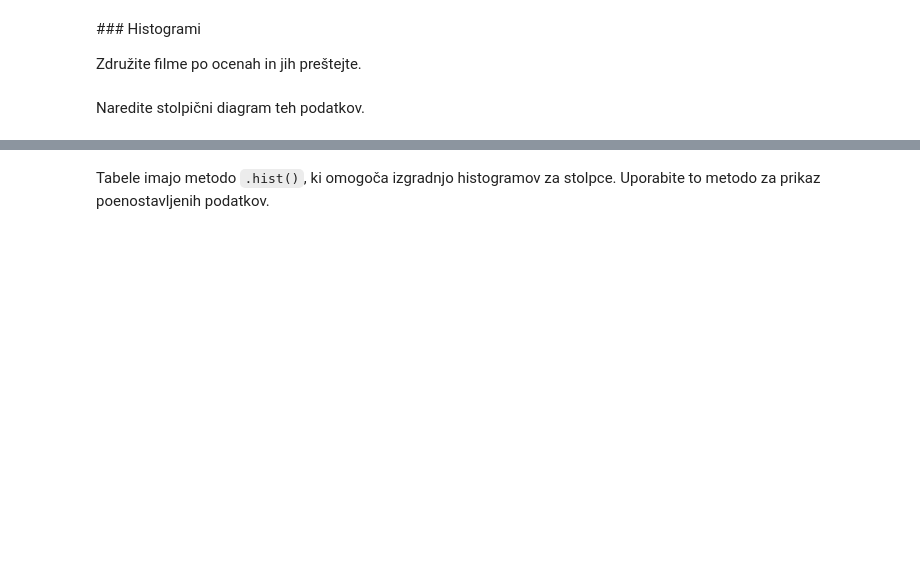
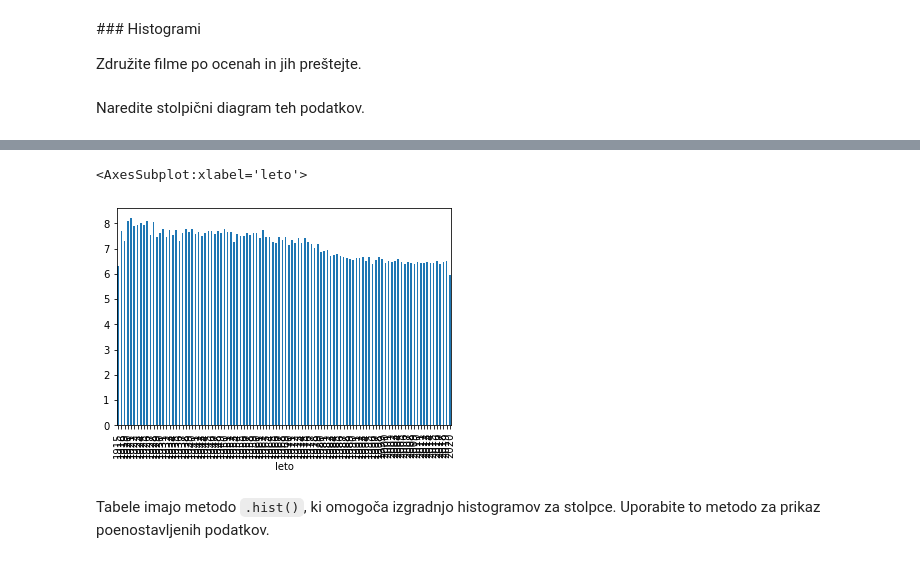
Before and after one commit to timkalan/programiranje-1, a Jupyter notebook: 03-knjiznica-pandas/vaje/pandas_101.ipynb, the cells around one changed output, grey strips where cells are left out. Drawn from its saved outputs; the diff is of its cells as text; code cells hidden in the pictures; blank space fills up the shorter version.

```diff
--- a/03-knjiznica-pandas/vaje/pandas_101.ipynb
+++ b/03-knjiznica-pandas/vaje/pandas_101.ipynb
@@ -66,2 +228,8 @@ Naredite stolpični diagram teh podatkov.
+# %%
+avg = filmi.groupby('leto')['ocena'].mean()
+avg.plot.bar()
+# %% [output]
+<AxesSubplot:xlabel='leto'>
+[figure, added]
 # %% [markdown]
 Tabele imajo metodo `.hist()`, ki omogoča izgradnjo histogramov za stolpce. Uporabite to metodo za prikaz poenostavljenih podatkov.
```
Also changed, not shown: parts of 16 cells of this notebook, 1 other file.
